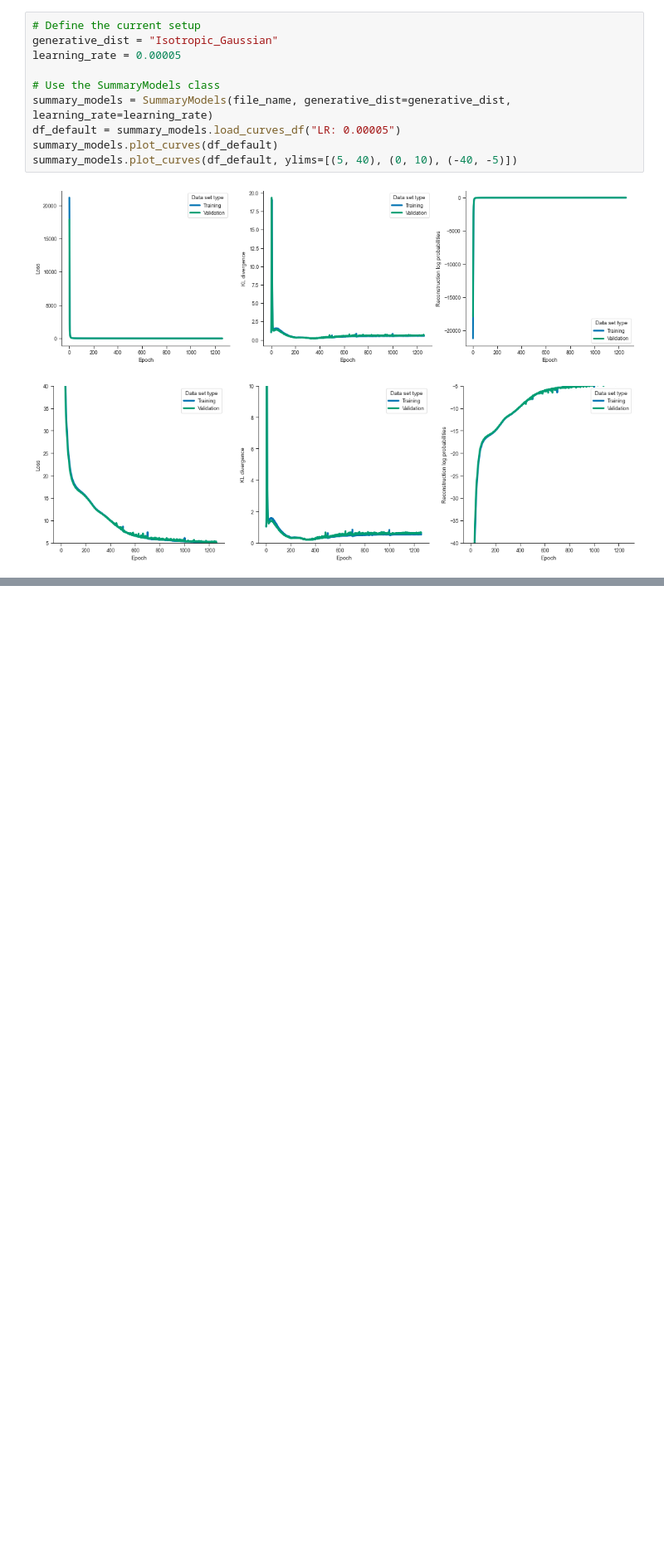
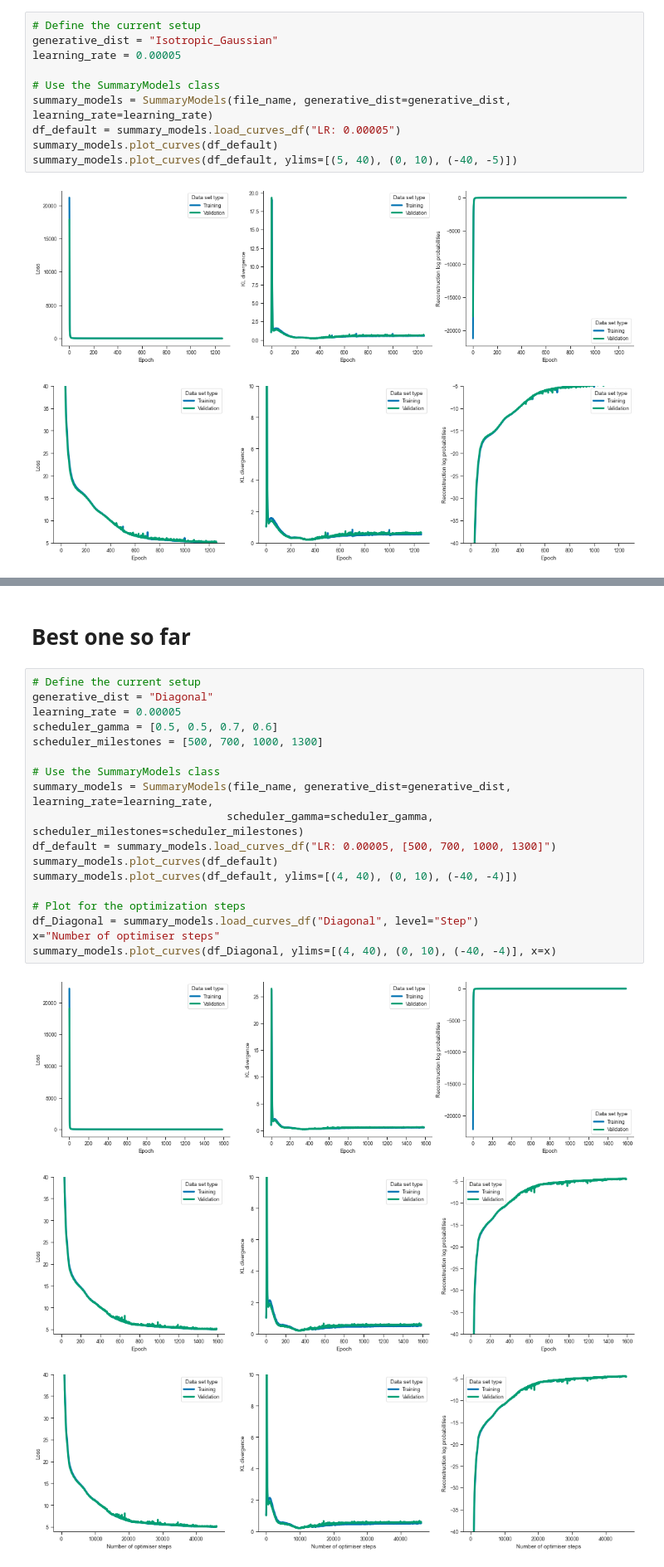
Before and after one commit to ThordurPall/vessel-trajectory-anomaly-detection, a Jupyter notebook: notebooks/Model Training/Learning Curves/Continuous Representation/Bornholm/Explore Training & Validation Curves - Fishing Vessels Diagonal Gaussian.ipynb, the cells around one changed output, grey strips where cells are left out. Shown at 83% size. Saved outputs shown, nothing was run; the diff lists cells and outputs as text; blank space fills up the shorter version.

Commit message:
Adding additional learning curves, reconstruction with diagonal Gaussian, and reconstruction with GMM

```diff
--- a/notebooks/Model Training/Learning Curves/Continuous Representation/Bornholm/Explore Training & Validation Curves - Fishing Vessels Diagonal Gaussian.ipynb
+++ b/notebooks/Model Training/Learning Curves/Continuous Representation/Bornholm/Explore Training & Validation Curves - Fishing Vessels Diagonal Gaussian.ipynb
@@ -349,0 +334,24 @@ summary_models.plot_curves(df_default, ylims=[(4, 40), (0, 10), (-40, -4)])
+# %% [markdown]
+# Best one so far
+# %%
+# Define the current setup
+generative_dist = "Diagonal"
+learning_rate = 0.00005
+scheduler_gamma = [0.5, 0.5, 0.7, 0.6]
+scheduler_milestones = [500, 700, 1000, 1300]
+
+# Use the SummaryModels class
+summary_models = SummaryModels(file_name, generative_dist=generative_dist, learning_rate=learning_rate,
+                              scheduler_gamma=scheduler_gamma, scheduler_milestones=scheduler_milestones)
+df_default = summary_models.load_curves_df("LR: 0.00005, [500, 700, 1000, 1300]")
+summary_models.plot_curves(df_default)
+summary_models.plot_curves(df_default, ylims=[(4, 40), (0, 10), (-40, -4)])
+
+# Plot for the optimization steps
+df_Diagonal = summary_models.load_curves_df("Diagonal", level="Step")
+x="Number of optimiser steps"
+summary_models.plot_curves(df_Diagonal, ylims=[(4, 40), (0, 10), (-40, -4)], x=x)
+# %% [output]
+[figure, added]
+[figure, added]
+[figure, added]
```
Also changed, not shown: parts of 19 cells of this notebook, 4 other files.
